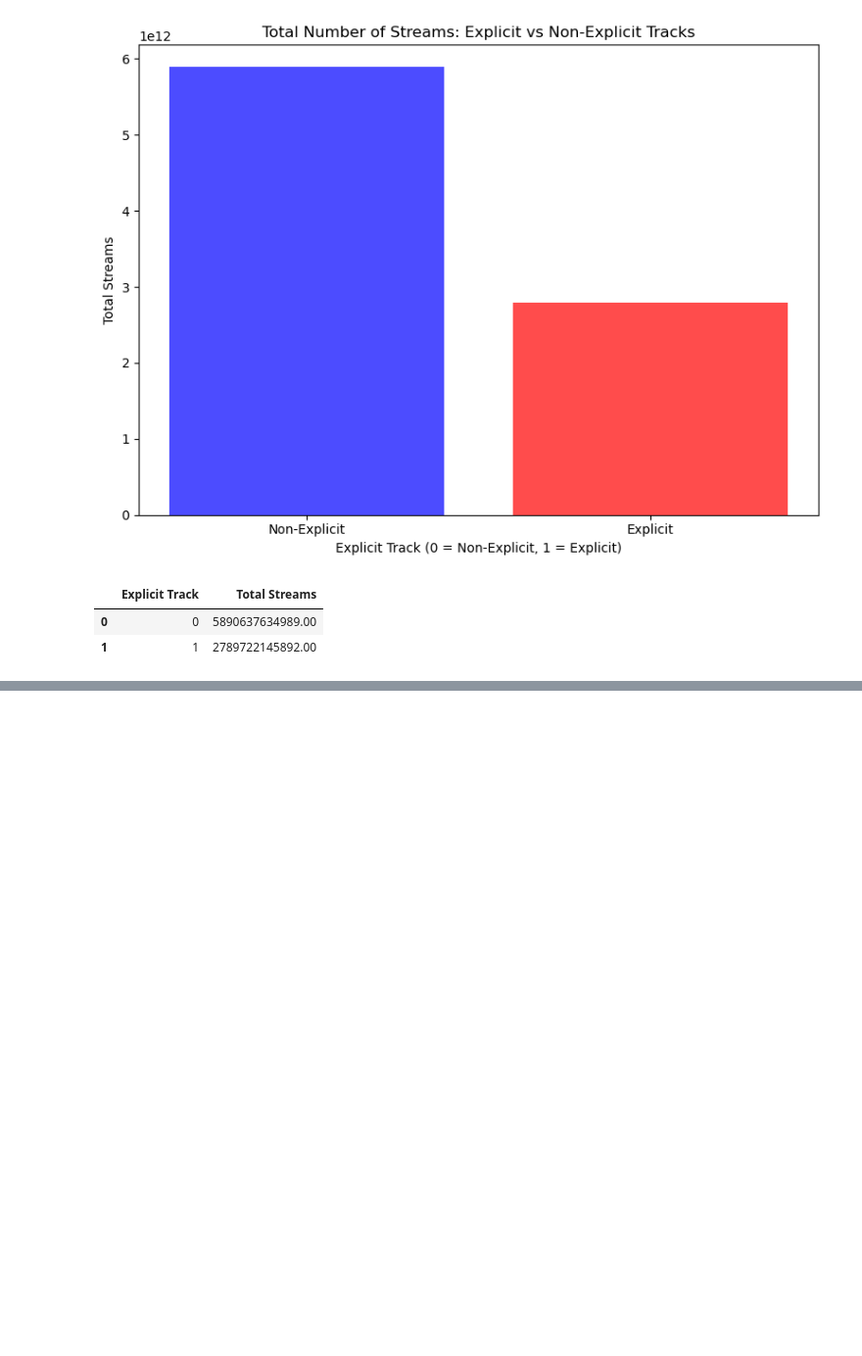
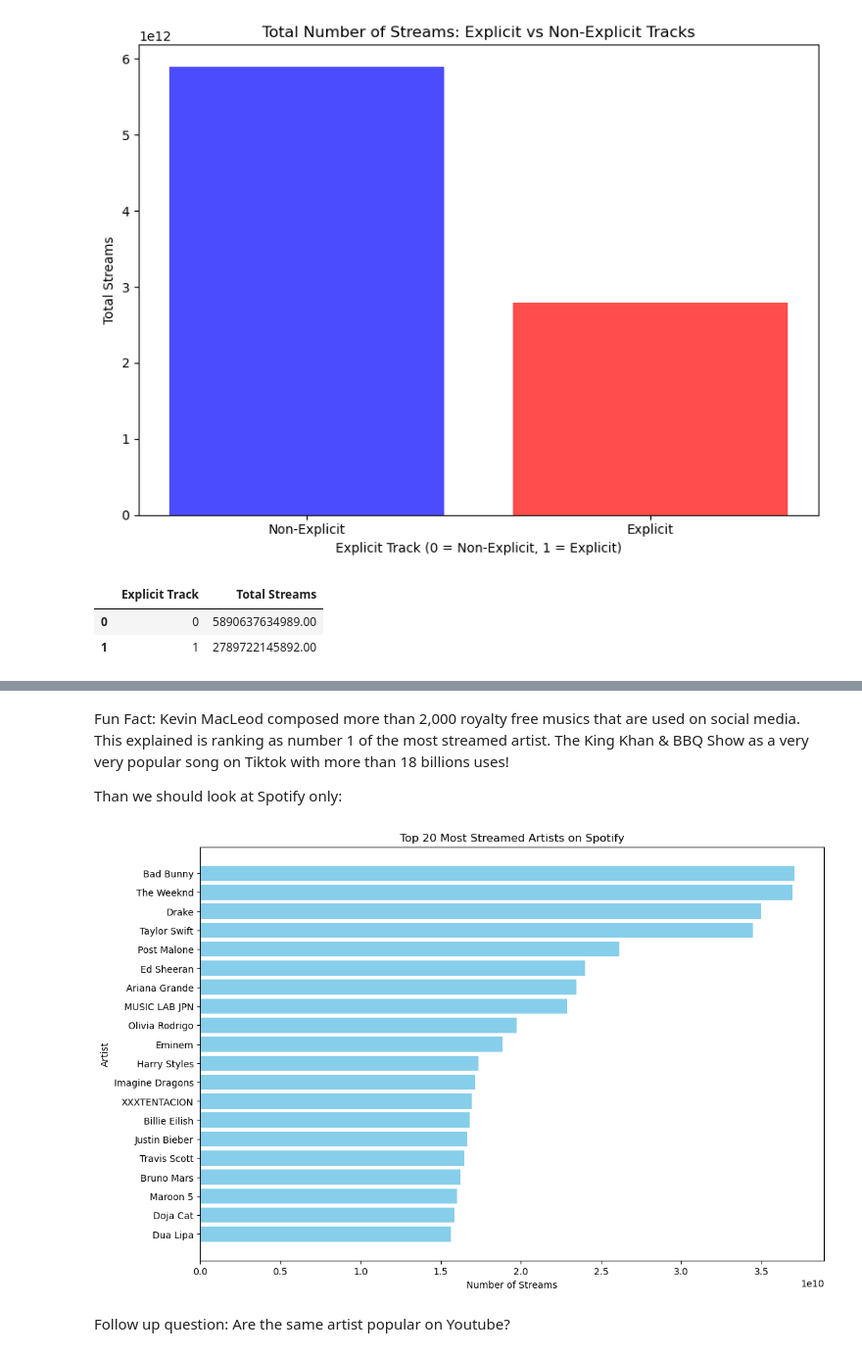
Before and after one commit to FloBeep/Project_1_2024_Songs, a Jupyter notebook: most streamed songs/2024 Most Streamed Songs Analysis - Florian.ipynb, the cells around one changed output, grey strips where cells are left out. Shown at 98% size. Saved outputs shown, nothing was run; the diff lists cells and outputs as text; code cells hidden in the pictures; blank space fills up the shorter version.

```diff
--- a/most streamed songs/2024 Most Streamed Songs Analysis - Florian.ipynb
+++ b/most streamed songs/2024 Most Streamed Songs Analysis - Florian.ipynb
@@ -269,0 +290,24 @@ ValueError: The truth value of an array with more than one element is ambiguous.
+# %% [markdown]
+Fun Fact: Kevin MacLeod composed more than 2,000 royalty free musics that are used on social media. This explained is ranking as number 1 of the most streamed artist.
+The King Khan & BBQ Show as a very very popular song on Tiktok with more than 18 billions uses!
+
+Than we should look at Spotify only:
+# %%
+# Grouping by artist and summing up their streams
+artist_streams = data.groupby('Artist')['Spotify Streams'].sum().reset_index()
+
+# Sorting the artists by the total number of streams and selecting the top 20
+top_20_artists = artist_streams.sort_values(by='Spotify Streams', ascending=False).head(20)
+
+# Creating the bar chart
+plt.figure(figsize=(12, 8))
+plt.barh(top_20_artists['Artist'], top_20_artists['Spotify Streams'], color='skyblue')
+plt.xlabel('Number of Streams')
+plt.ylabel('Artist')
+plt.title('Top 20 Most Streamed Artists on Spotify')
+plt.gca().invert_yaxis()  # Highest streams at the top
+plt.show()
+# %% [output]
+[figure, added]
+# %% [markdown]
+Follow up question: Are the same artist popular on Youtube?
```
Also changed, not shown: parts of 5 cells of this notebook.
